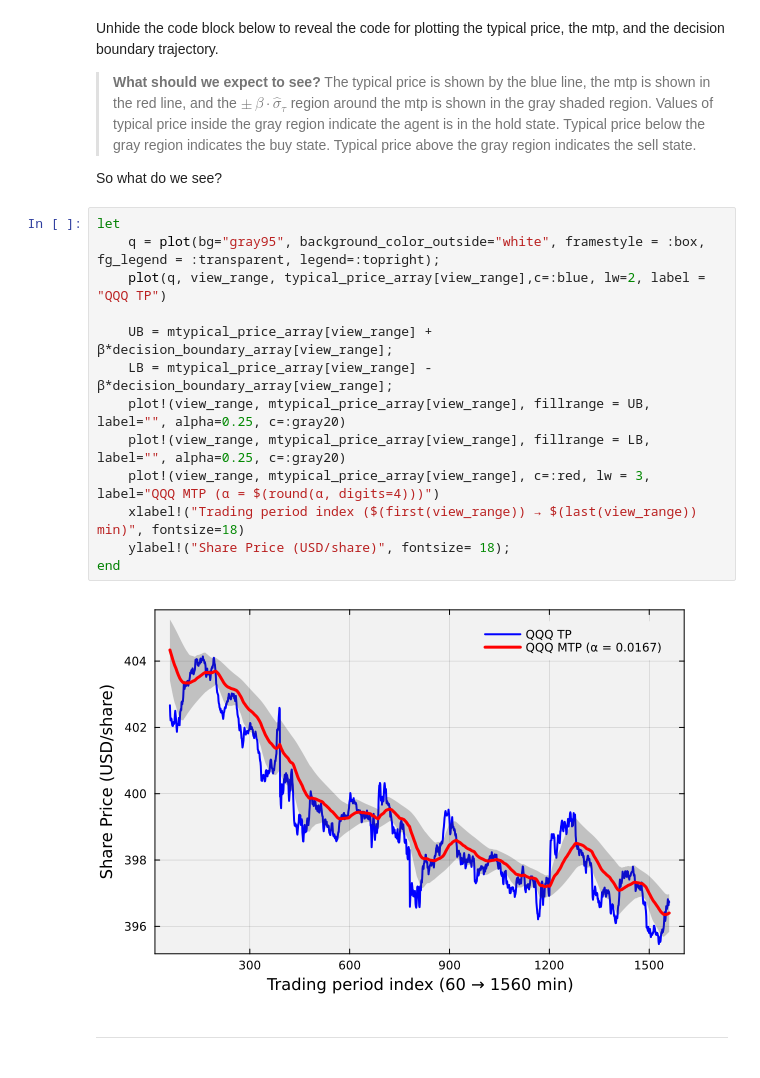
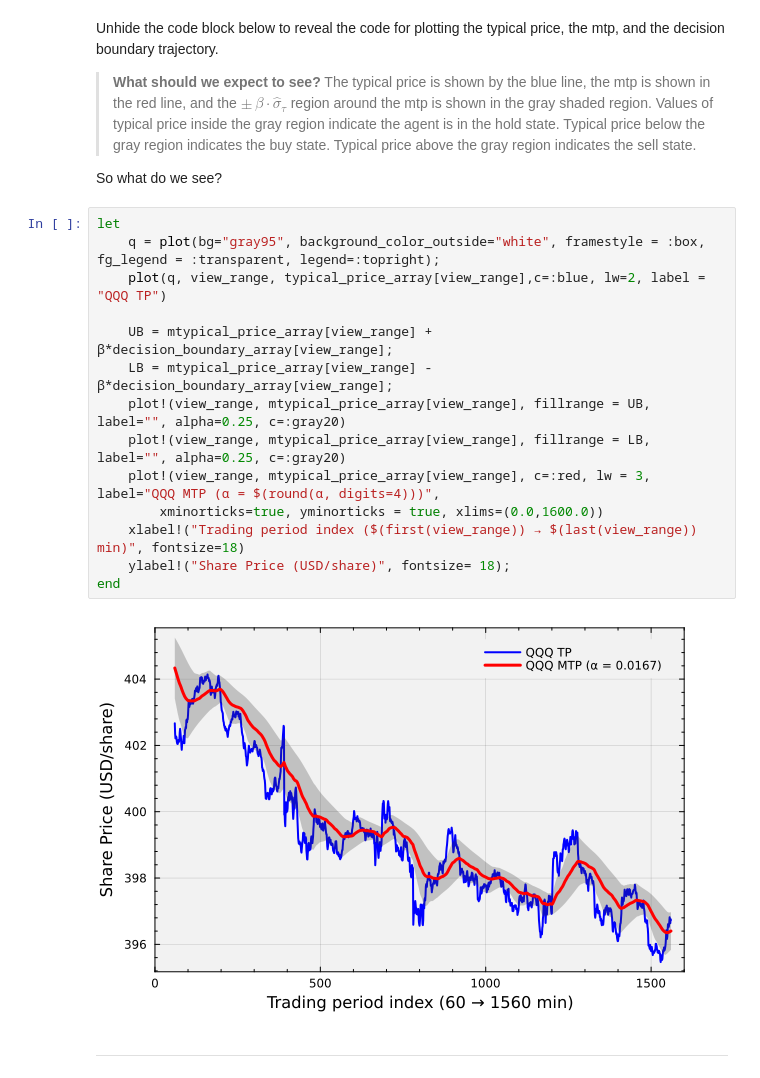
Before and after one commit to sp2229/CHEME-5660-CourseRepository-Fall-2025, a Jupyter notebook: lectures/week-15/L15a/CHEME-5660-L15a-Example-Wolfram-NetworkSimulation-Crash-Fall-2025.ipynb, the cells around one changed output. Cells and saved outputs as stored; diff of their text form.

```diff
--- a/lectures/week-15/L15a/CHEME-5660-L15a-Example-Wolfram-NetworkSimulation-Crash-Fall-2025.ipynb
+++ b/lectures/week-15/L15a/CHEME-5660-L15a-Example-Wolfram-NetworkSimulation-Crash-Fall-2025.ipynb
@@ -201,18 +207,19 @@ So what do we see?
 # %%
 let
     q = plot(bg="gray95", background_color_outside="white", framestyle = :box, fg_legend = :transparent, legend=:topright);
     plot(q, view_range, typical_price_array[view_range],c=:blue, lw=2, label = "QQQ TP")
 
     UB = mtypical_price_array[view_range] + β*decision_boundary_array[view_range];
     LB = mtypical_price_array[view_range] - β*decision_boundary_array[view_range];
     plot!(view_range, mtypical_price_array[view_range], fillrange = UB, label="", alpha=0.25, c=:gray20)
     plot!(view_range, mtypical_price_array[view_range], fillrange = LB, label="", alpha=0.25, c=:gray20)
-    plot!(view_range, mtypical_price_array[view_range], c=:red, lw = 3, label="QQQ MTP (α = $(round(α, digits=4)))")
+    plot!(view_range, mtypical_price_array[view_range], c=:red, lw = 3, label="QQQ MTP (α = $(round(α, digits=4)))",
+        xminorticks=true, yminorticks = true, xlims=(0.0,1600.0))
     xlabel!("Trading period index ($(first(view_range)) → $(last(view_range)) min)", fontsize=18)
     ylabel!("Share Price (USD/share)", fontsize= 18);
 end
 # %% [output]
-[figure, old version]
+[figure, new version]
 # %% [markdown]
 ___
 # %% [markdown]
```
Also changed, not shown: parts of 7 cells of this notebook, 2 other files.
